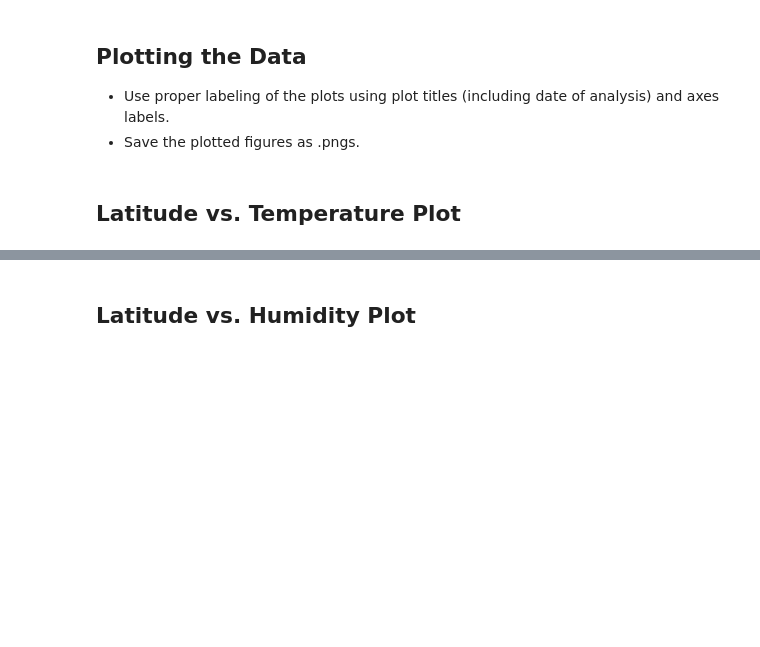
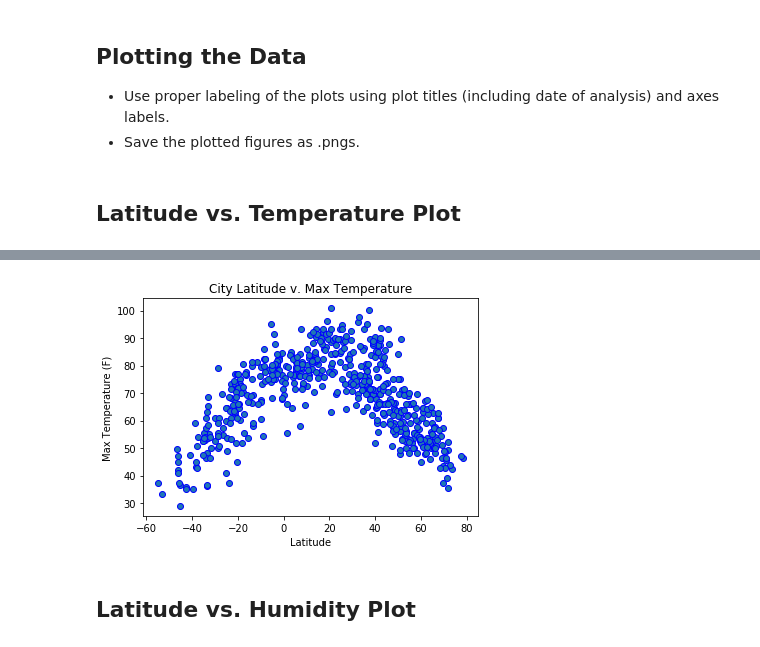
Before and after one commit to minerva-b/Python-API-Challenge, a Jupyter notebook: WeatherPy/WeatherPy-Copy1.ipynb, the cells around one changed output, grey strips where cells are left out. Drawn from its saved outputs; the diff is of its cells as text; code cells hidden in the pictures; blank space fills up the shorter version.

```diff
--- a/WeatherPy/WeatherPy-Copy1.ipynb
+++ b/WeatherPy/WeatherPy-Copy1.ipynb
@@ -250,2 +254,13 @@ Int64Index([], dtype='int64')
+# %%
+# Plotting latitude v. max_temp:
+x = cities_pd['Latitude']
+y = cities_pd['Max Temperature']
+plt.scatter(x, y, edgecolor='b')
+plt.title("City Latitude v. Max Temperature")
+plt.xlabel("Latitude")
+plt.ylabel("Max Temperature (F)")
+plt.show()
+# %% [output]
+[figure, added]
 # %% [markdown]
 ## Latitude vs. Humidity Plot
```
Also changed, not shown: parts of 18 cells of this notebook, 1 other file.
